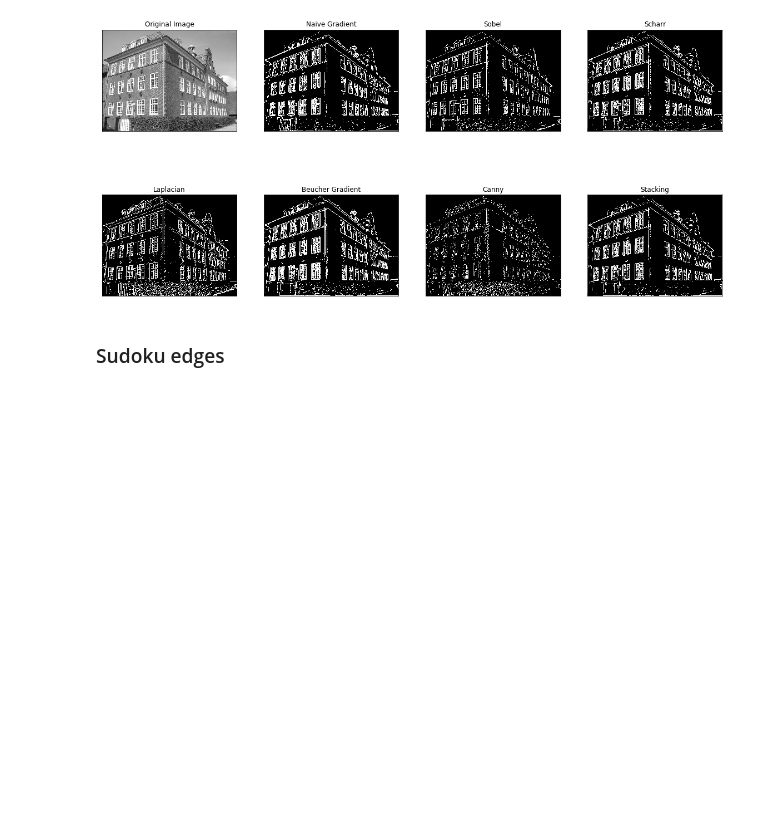
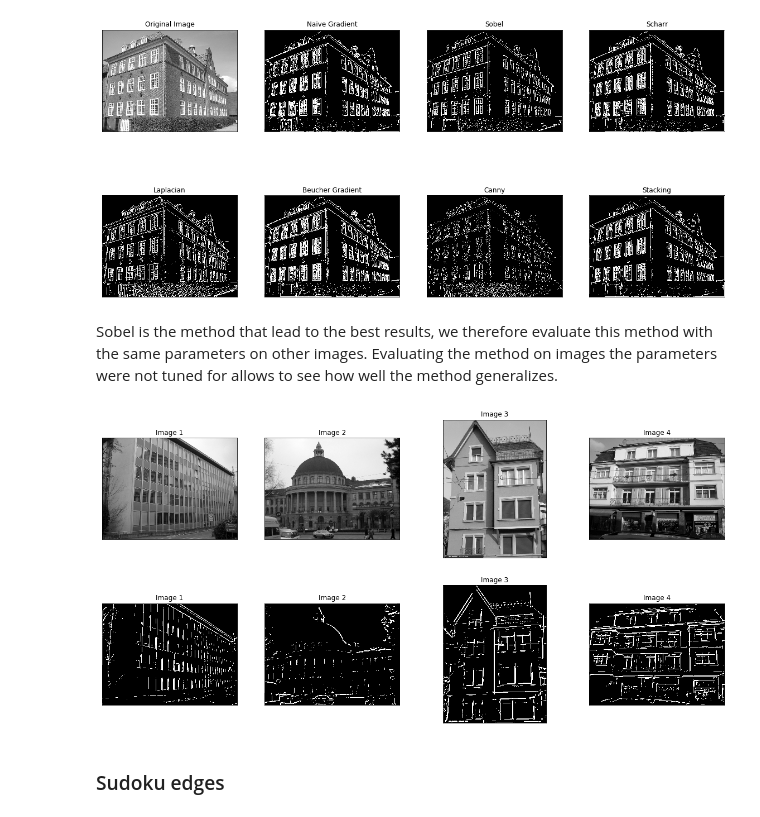
Before and after one commit to hokolomopo/Edge-and-Ellipse-detection, a Jupyter notebook: Report.ipynb, the cells around one changed output. Saved outputs shown, nothing was run; the diff lists cells and outputs as text; code cells hidden in the pictures; blank space fills up the shorter version.

```diff
--- a/Report.ipynb
+++ b/Report.ipynb
@@ -126,6 +126,25 @@ tools.multiPlot(2, 4,
         cmap_tuple=(cm.gray, cm.gray, cm.gray, cm.gray, cm.gray, cm.gray, cm.gray, cm.gray))
 # %% [output]
 [figure]
+# %% [markdown]
+Sobel is the method that lead to the best results, we therefore evaluate this method with the same parameters on other images. Evaluating the method on images the parameters were not tuned for allows to see how well the method generalizes.
+# %%
+img_1 = load_gray_img("img/building_1.png")
+img_2 = load_gray_img("img/building_2.png")
+img_3 = load_gray_img("img/building_3.png")
+img_4 = load_gray_img("img/building_4.png")
+
+grad_1 = get_optimal_grads("building_1", "building", "Sobel")
+grad_2 = get_optimal_grads("building_2", "building", "Sobel")
+grad_3 = get_optimal_grads("building_3", "building", "Sobel")
+grad_4 = get_optimal_grads("building_4", "building", "Sobel")
+
+tools.multiPlot(2, 4,
+        (img_1, img_2, img_3, img_4, grad_1, grad_2, grad_3, grad_4),
+        ('Image 1', 'Image 2', 'Image 3', 'Image 4', 'Image 1', 'Image 2', 'Image 3', 'Image 4'),
+        cmap_tuple=(cm.gray, cm.gray, cm.gray, cm.gray, cm.gray, cm.gray, cm.gray, cm.gray))
+# %% [output]
+[figure, added]
 # %% [markdown]
 ### Sudoku edges
 # %%
```
Also changed, not shown: parts of 10 cells of this notebook, 10 other files.
